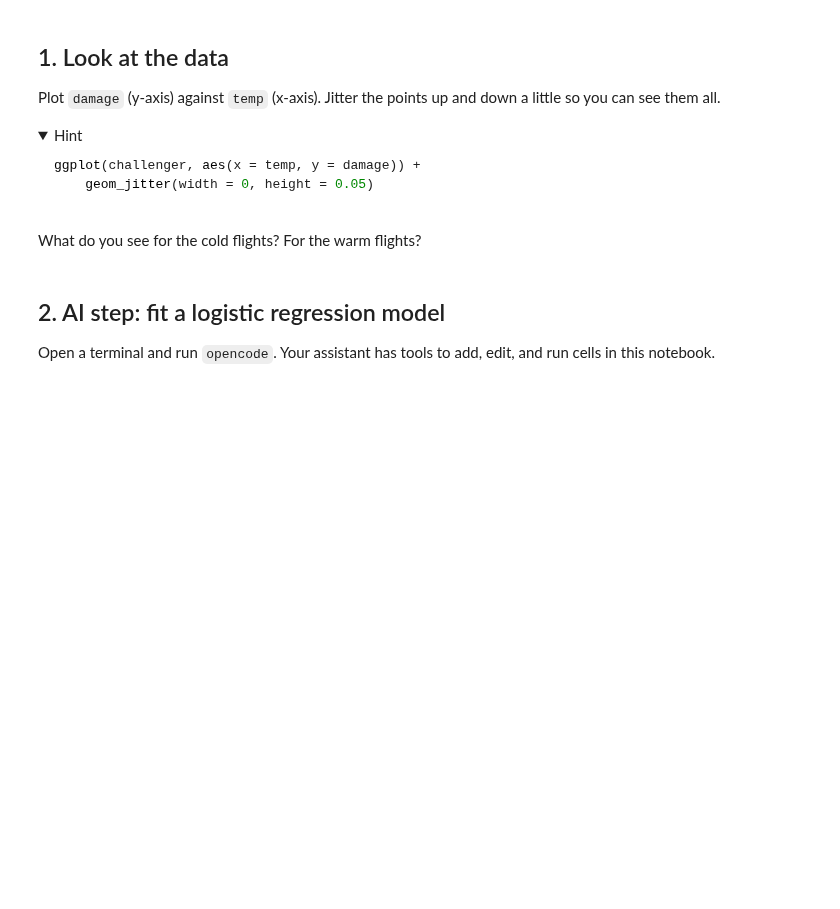
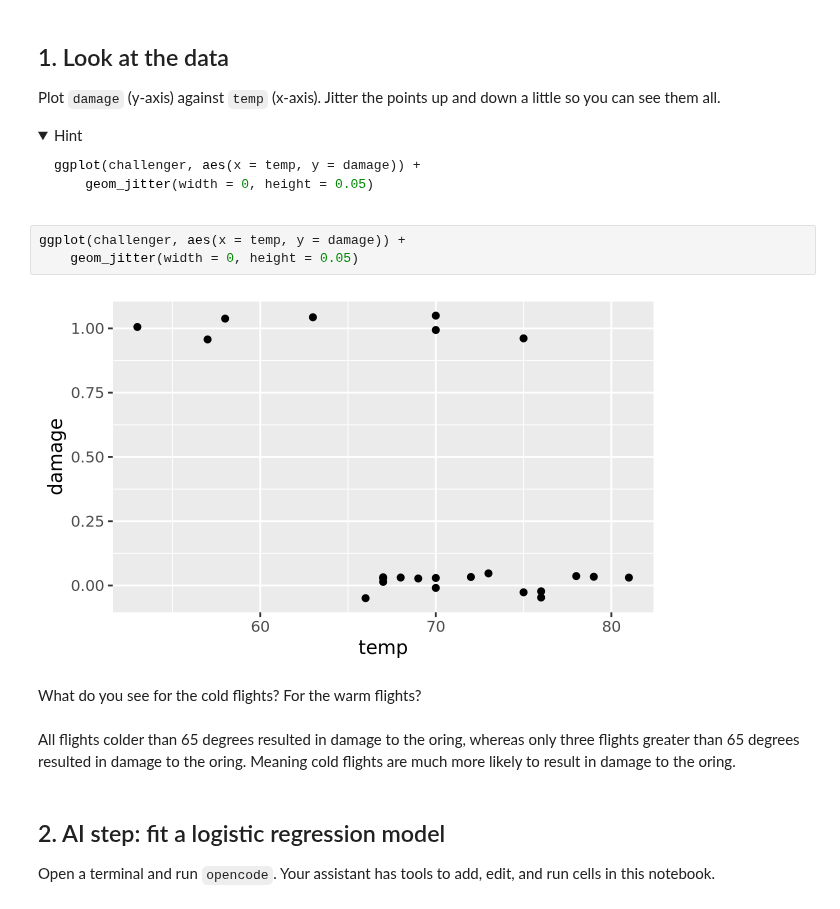
Before and after one commit to perryaholtz/codespace, a Jupyter notebook: exercises/11-challenger-exercise.ipynb, the cells around one changed output. Drawn from its saved outputs; the diff is of its cells as text; folded sections open; blank space fills up the shorter version.

Commit message:
complete exercises/11-challenger-exercise.ipynb

````diff
--- a/exercises/11-challenger-exercise.ipynb
+++ b/exercises/11-challenger-exercise.ipynb
@@ -52,8 +56,15 @@ ggplot(challenger, aes(x = temp, y = damage)) +
 ```
 
 </details>
+# %%
+ggplot(challenger, aes(x = temp, y = damage)) +
+    geom_jitter(width = 0, height = 0.05)
+# %% [output]
+[figure, added]
 # %% [markdown]
 What do you see for the cold flights? For the warm flights?
+# %% [markdown]
+All flights colder than 65 degrees resulted in damage to the oring, whereas only three flights greater than 65 degrees resulted in damage to the oring. Meaning cold flights are much more likely to result in damage to the oring.
 # %% [markdown]
 ## 2. AI step: fit a logistic regression model
 
````
Also changed, not shown: parts of 5 cells of this notebook.
